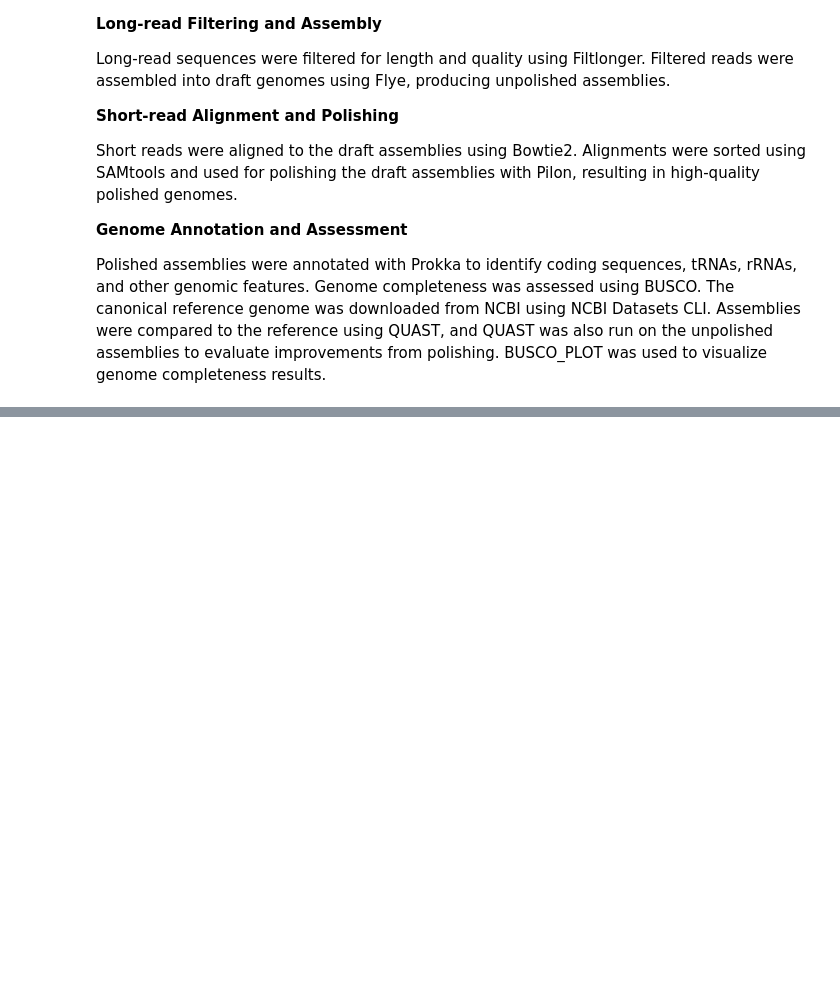
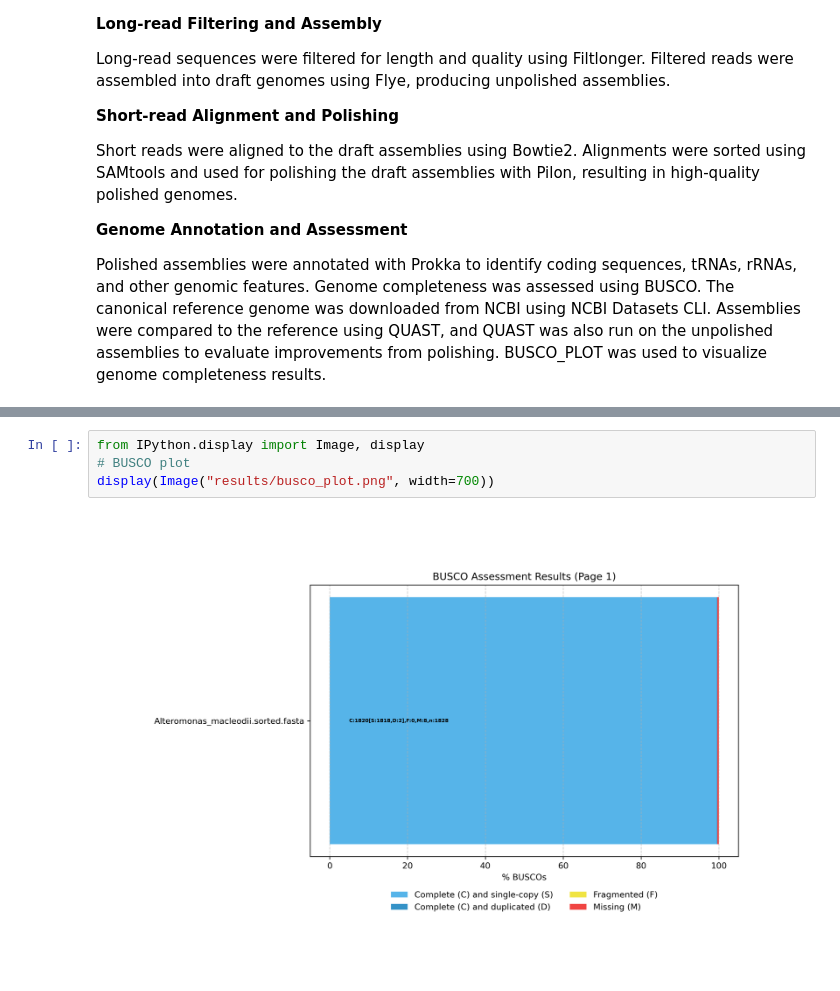
Before and after one commit to mmccar53-bu/Genome-Assembly-Nextflow-Pipeline, a Jupyter notebook: Project_1_Report.ipynb, the cells around one changed output, grey strips where cells are left out. Cells and saved outputs as stored; diff of their text form; blank space fills up the shorter version.

```diff
--- a/Project_1_Report.ipynb
+++ b/Project_1_Report.ipynb
@@ -44,0 +44,6 @@ Overall, the assembly workflow successfully produced a high-quality bacterial ge
+# %%
+from IPython.display import Image, display
+# BUSCO plot
+display(Image("results/busco_plot.png", width=700))
+# %% [output]
+[figure, added]
```
Also changed, not shown: parts of 4 cells of this notebook.
